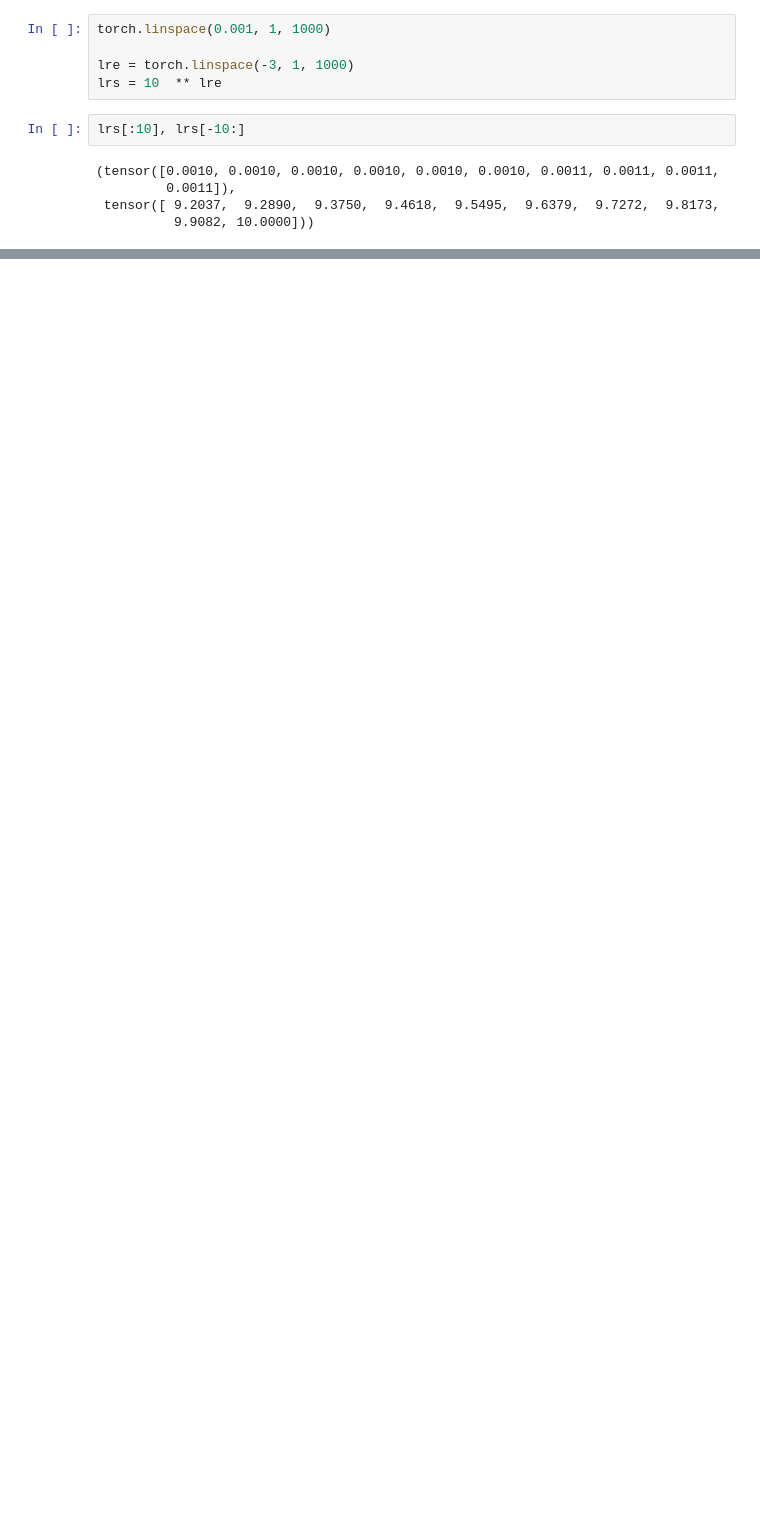
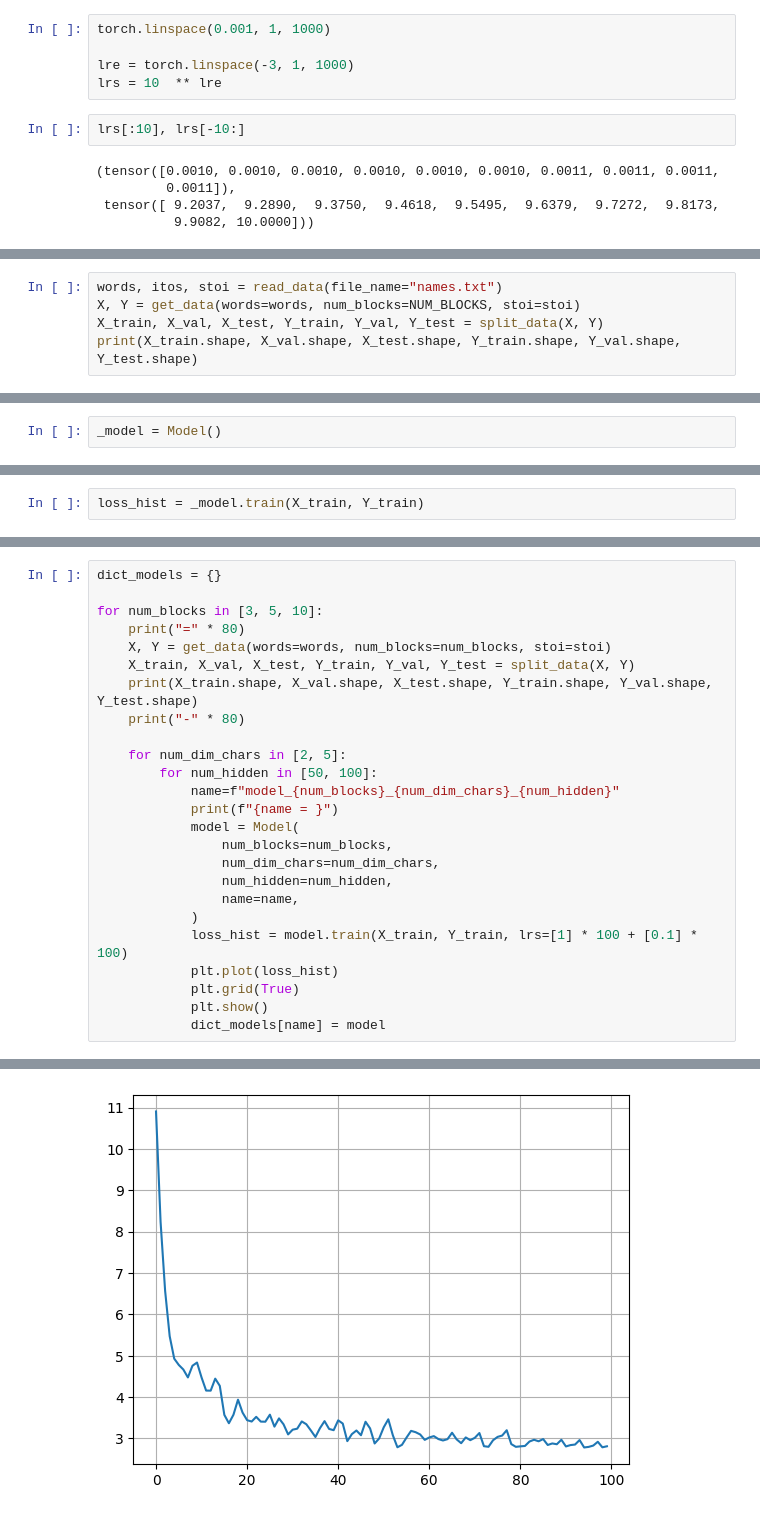
Before and after one commit to h2oduct/nn-zero-to-hero, a Jupyter notebook: lectures/makemore/self_makemore_part2_mlp.ipynb, the cells around one changed output, grey strips where cells are left out. Drawn from its saved outputs; the diff is of its cells as text; blank space fills up the shorter version.

```diff
--- a/lectures/makemore/self_makemore_part2_mlp.ipynb
+++ b/lectures/makemore/self_makemore_part2_mlp.ipynb
@@ -1416,0 +1521,5 @@ plt.grid(True)
+# %%
+words, itos, stoi = read_data(file_name="names.txt")
+X, Y = get_data(words=words, num_blocks=NUM_BLOCKS, stoi=stoi)
+X_train, X_val, X_test, Y_train, Y_val, Y_test = split_data(X, Y)
+print(X_train.shape, X_val.shape, X_test.shape, Y_train.shape, Y_val.shape, Y_test.shape)
@@ -1416,0 +1606,2 @@ plt.grid(True)
+# %%
+_model = Model()
@@ -1416,0 +1610,2 @@ plt.grid(True)
+# %%
+loss_hist = _model.train(X_train, Y_train)
@@ -1416,0 +1617,26 @@ plt.grid(True)
+# %%
+dict_models = {}
+
+for num_blocks in [3, 5, 10]:
+    print("=" * 80)
+    X, Y = get_data(words=words, num_blocks=num_blocks, stoi=stoi)
+    X_train, X_val, X_test, Y_train, Y_val, Y_test = split_data(X, Y)
+    print(X_train.shape, X_val.shape, X_test.shape, Y_train.shape, Y_val.shape, Y_test.shape)
+    print("-" * 80)
+
+    for num_dim_chars in [2, 5]:
+        for num_hidden in [50, 100]:
+            name=f"model_{num_blocks}_{num_dim_chars}_{num_hidden}"
+            print(f"{name = }")
+            model = Model(
+                num_blocks=num_blocks,
+                num_dim_chars=num_dim_chars,
+                num_hidden=num_hidden,
+                name=name,
+            )
+            loss_hist = model.train(X_train, Y_train, lrs=[1] * 100 + [0.1] * 100)
+            plt.plot(loss_hist)
+            plt.grid(True)
+            plt.show()
+            dict_models[name] = model
+# %% [output]
@@ -1416,0 +1652 @@ plt.grid(True)
+[figure, added]
```
Also changed, not shown: parts of 23 cells of this notebook.
